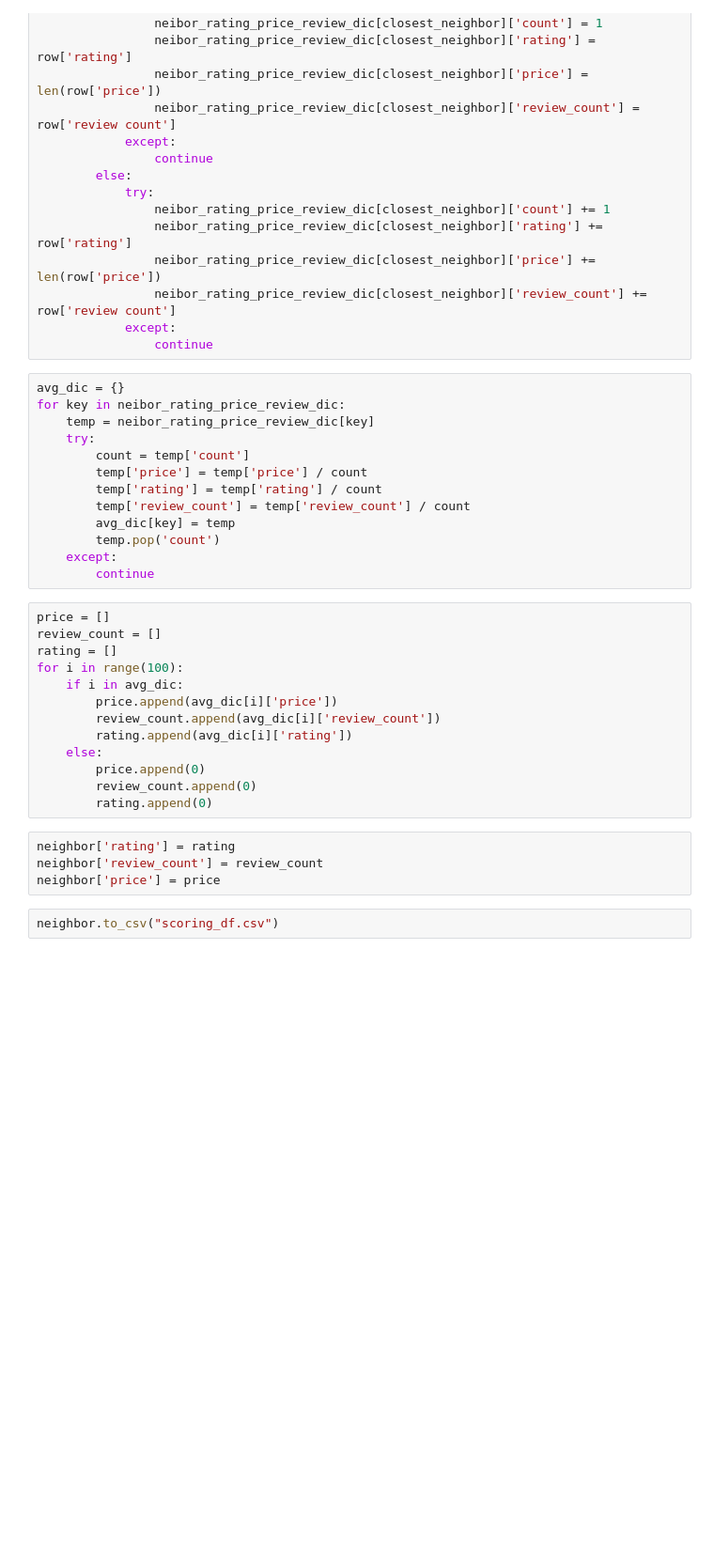
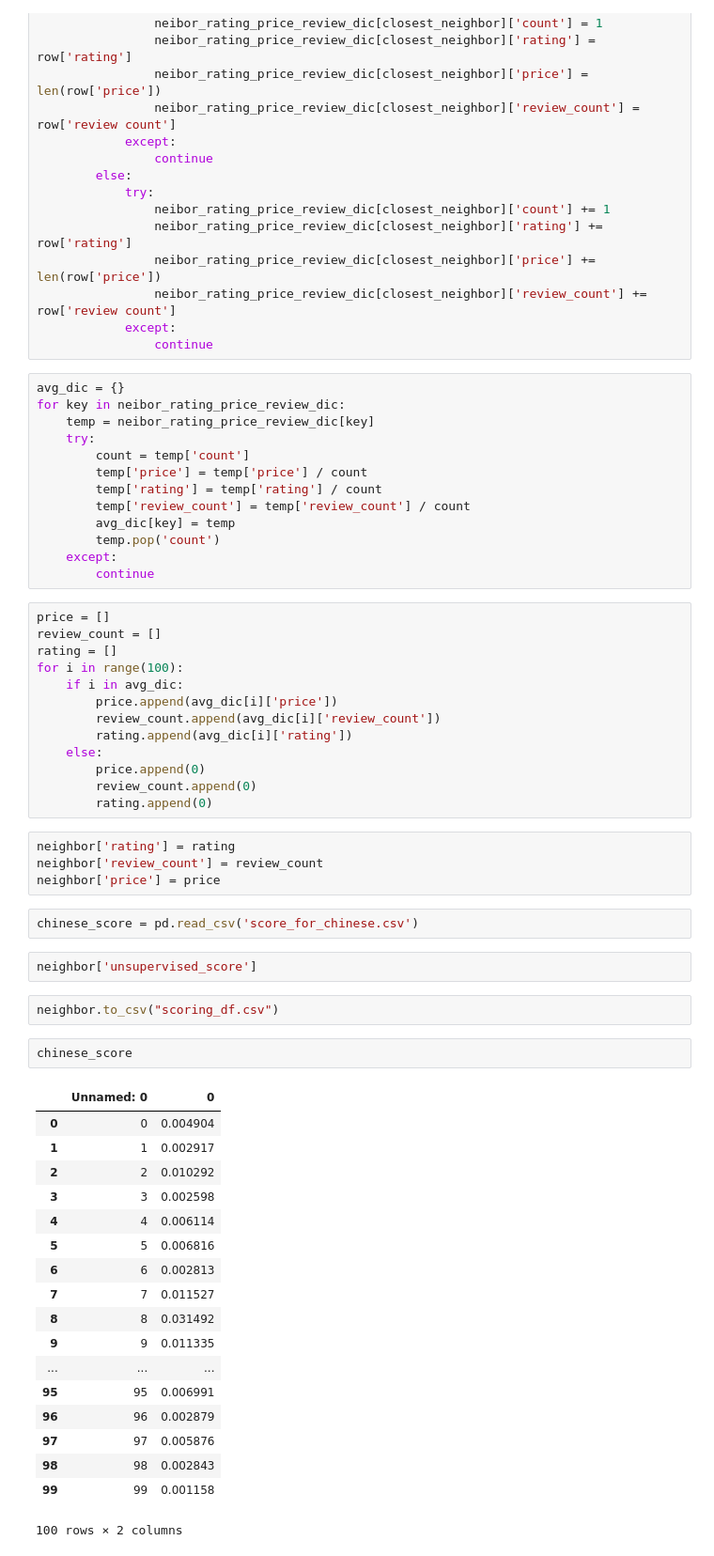
Before and after one commit to alwilliams2433/columbia_capstone_2017, a Jupyter notebook: nyc-check-ins/create_df.ipynb, the cells around one changed output. Shown: that part at 94% size. Cells and saved outputs as stored; diff of their text form; blank space fills up the shorter version.

Commit message:
add unsupervised learning score

```diff
--- a/nyc-check-ins/create_df.ipynb
+++ b/nyc-check-ins/create_df.ipynb
@@ -177,5 +177,30 @@ for i in range(100):
 neighbor['rating'] = rating
 neighbor['review_count'] = review_count
 neighbor['price'] = price
+# %%
+chinese_score = pd.read_csv('score_for_chinese.csv')
+# %%
+neighbor['unsupervised_score']
 # %%
 neighbor.to_csv("scoring_df.csv")
+# %%
+chinese_score
+# %% [output]
+|  | Unnamed: 0 | 0 |
+| 0 | 0 | 0.004904 |
+| 1 | 1 | 0.002917 |
+| 2 | 2 | 0.010292 |
+| 3 | 3 | 0.002598 |
+| 4 | 4 | 0.006114 |
+| 5 | 5 | 0.006816 |
+| 6 | 6 | 0.002813 |
+| 7 | 7 | 0.011527 |
+| 8 | 8 | 0.031492 |
+| 9 | 9 | 0.011335 |
+| ... | ... | ... |
+| 95 | 95 | 0.006991 |
+| 96 | 96 | 0.002879 |
+| 97 | 97 | 0.005876 |
+| 98 | 98 | 0.002843 |
+| 99 | 99 | 0.001158 |
+100 rows × 2 columns
```
Also changed, not shown: 3 other files.
